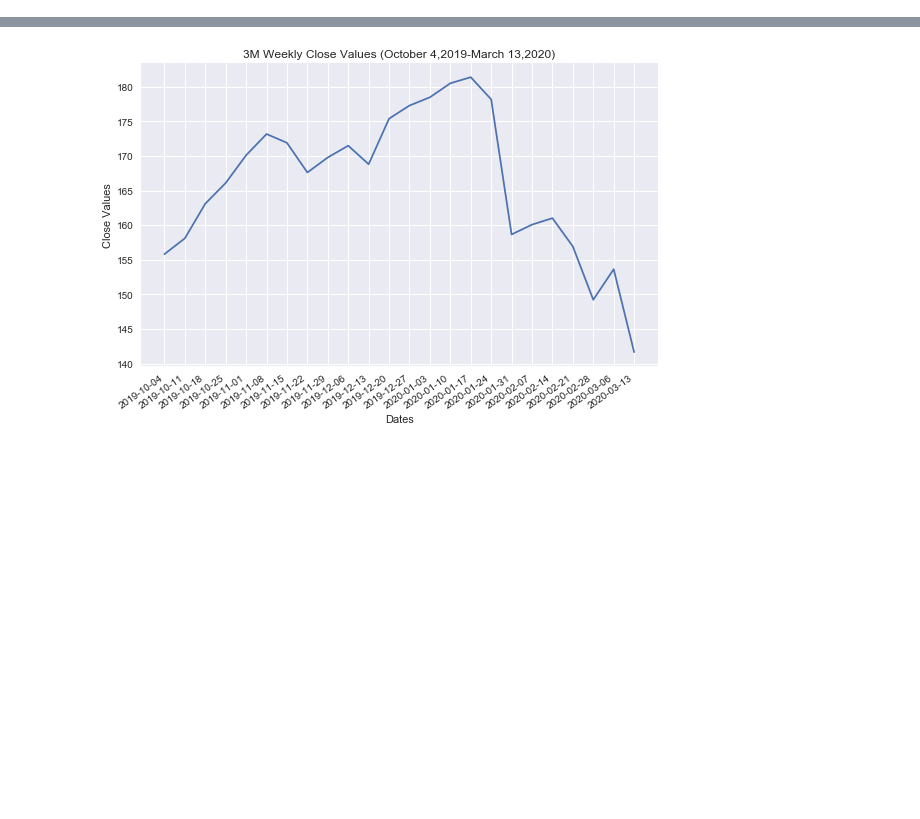
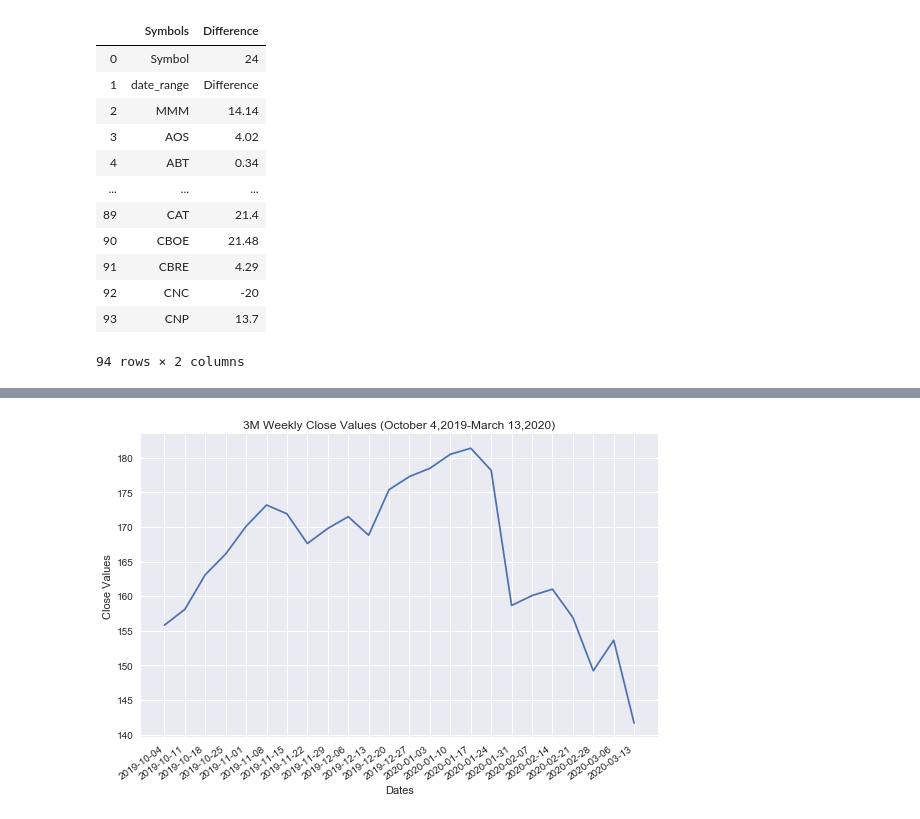
Before and after one commit to bhhnguyen/DataViz-Proj1, a Jupyter notebook: margeaux_code.ipynb, the cells around one changed output, grey strips where cells are left out. Saved outputs shown, nothing was run; the diff lists cells and outputs as text; code cells hidden in the pictures; blank space fills up the shorter version.

```diff
--- a/margeaux_code.ipynb
+++ b/margeaux_code.ipynb
@@ -46,2 +57,23 @@ date_df.head()
 # %%
 date = date_df.index.astype('O')
+# %%
+symbols = list(date_df.iloc[0])
+difference = list(date_df.iloc[-1])
+# %%
+difference_df = pd.DataFrame({'Symbols' : symbols,
+                                'Difference' : difference})
+difference_df
+# %% [output]
+|  | Symbols | Difference |
+| 0 | Symbol | 24 |
+| 1 | date_range | Difference |
+| 2 | MMM | 14.14 |
+| 3 | AOS | 4.02 |
+| 4 | ABT | 0.34 |
+| ... | ... | ... |
+| 89 | CAT | 21.4 |
+| 90 | CBOE | 21.48 |
+| 91 | CBRE | 4.29 |
+| 92 | CNC | -20 |
+| 93 | CNP | 13.7 |
+94 rows × 2 columns
```
Also changed, not shown: parts of 4 cells of this notebook, 3 other files.
